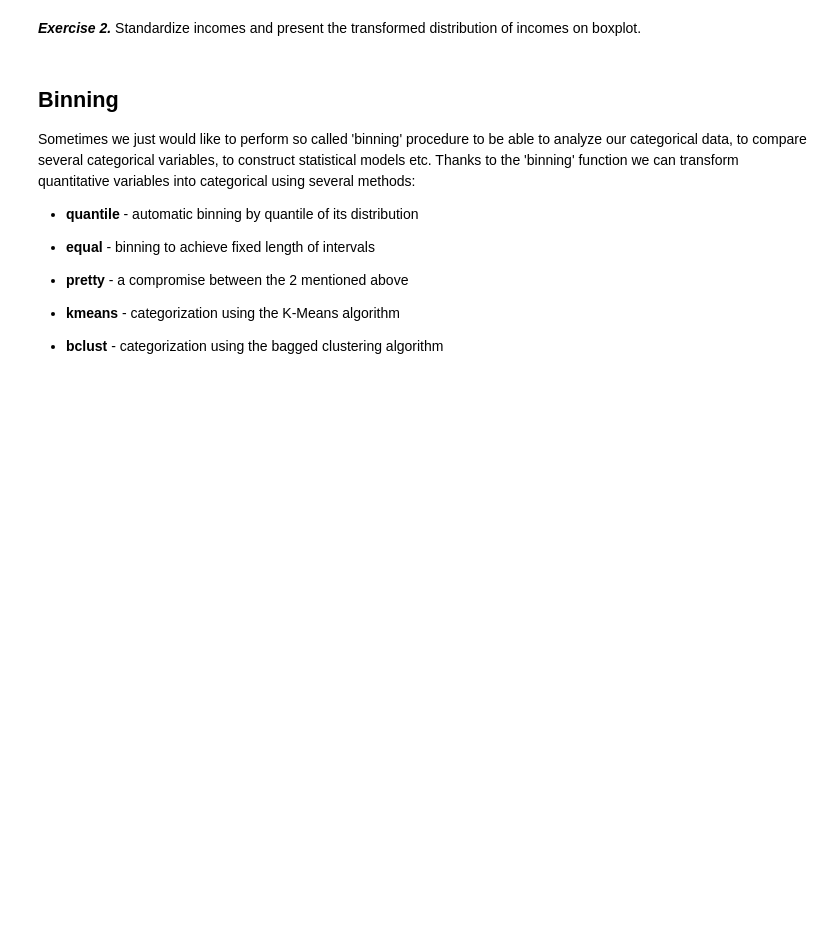
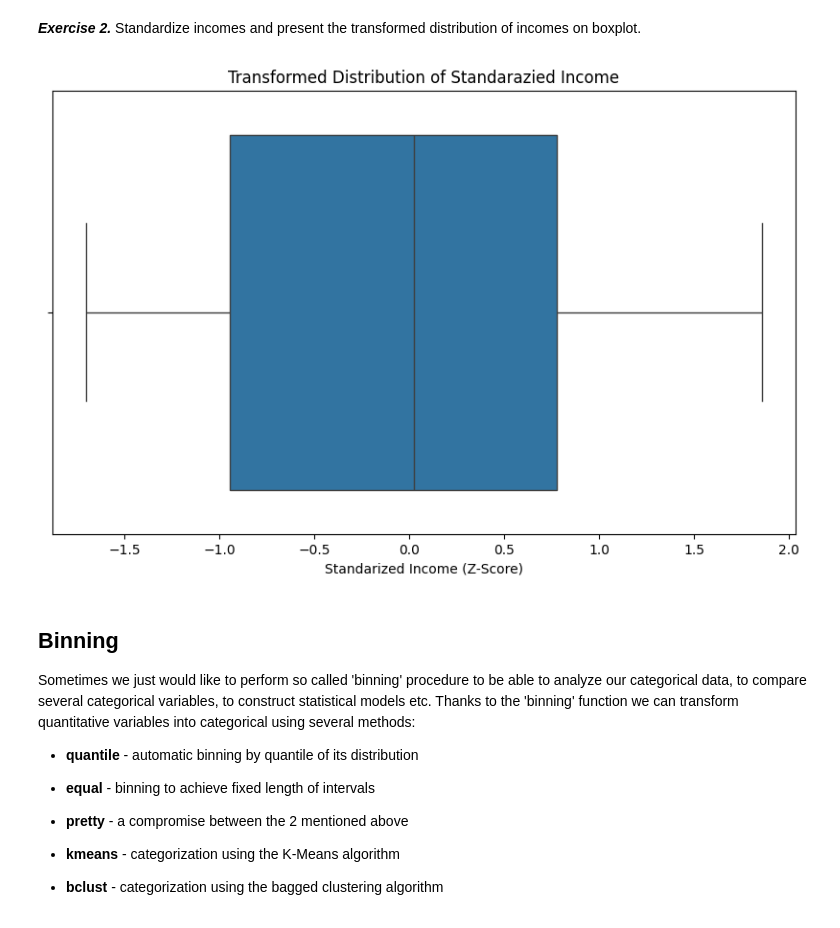
Before and after one commit to MartynaLatka/MartynaLatka.RozaMatlakiewicz.DS.2025, a Jupyter notebook: report3/Exercise 4.ipynb, the cells around one changed output. Cells and saved outputs as stored; diff of their text form; code cells hidden in the pictures; blank space fills up the shorter version.

```diff
--- a/report3/Exercise 4.ipynb
+++ b/report3/Exercise 4.ipynb
@@ -464,3 +462,23 @@ from scipy import stats
+# %%
+import matplotlib.pyplot as plt
+import seaborn as sns
+import pandas as pd
+from scipy import stats
+
+carseats_copy = carseats.copy()
+df_imputed = carseats.dropna()
+
+standarazied_incomes = stats.zscore(df_imputed['Income'])
+
+income_df = pd.DataFrame(standarazied_incomes, columns=['Standarazied Income'])
+
+plt.figure(figsize=(10, 6))
+sns.boxplot(x='Standarazied Income', data=income_df)
+plt.title('Transformed Distribution of Standarazied Income')
+plt.xlabel('Standarized Income (Z-Score)')
+plt.show()
+# %% [output]
+[figure, added]
 # %% [markdown]
 ## Binning
 
```
Also changed, not shown: parts of 4 cells of this notebook.
